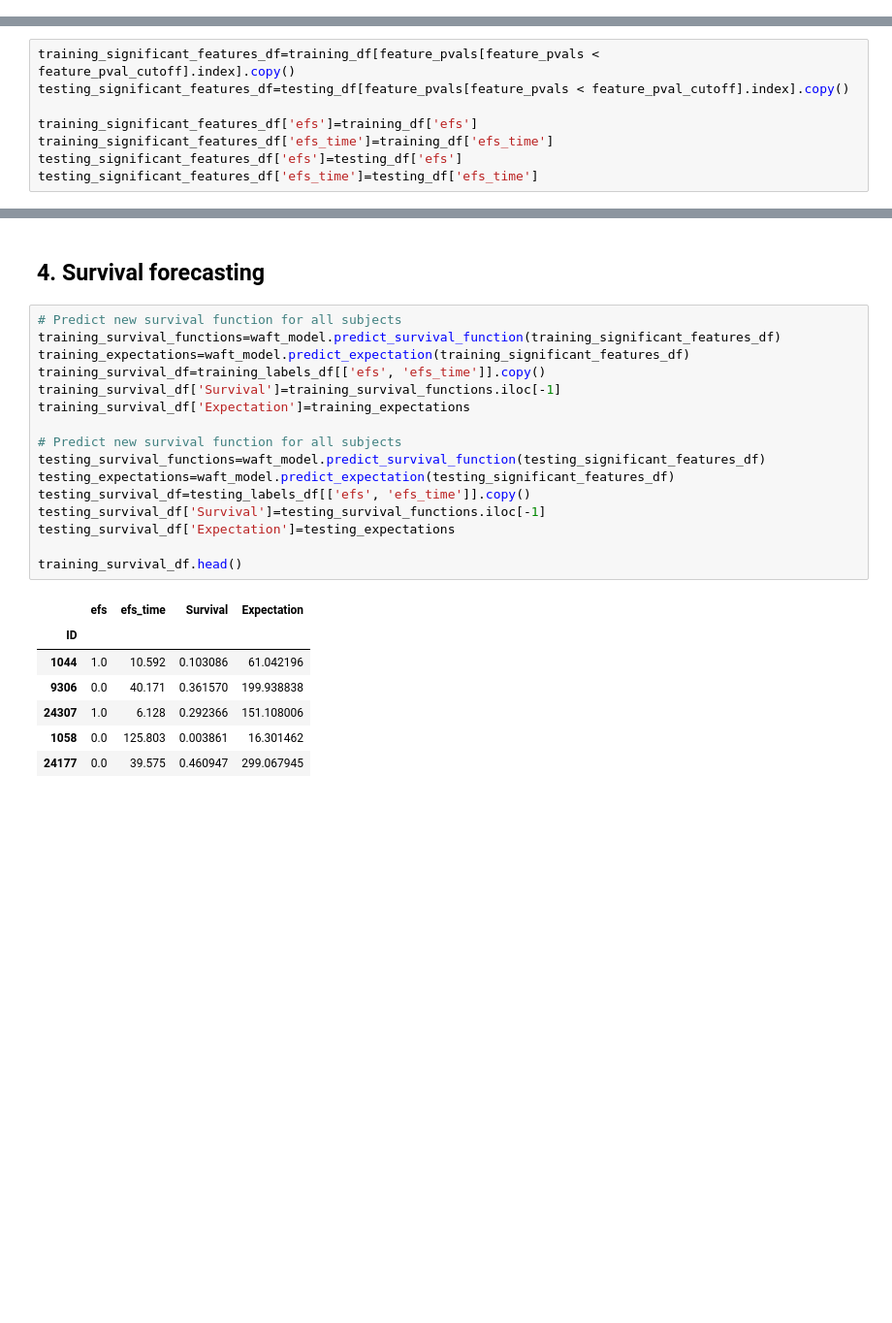
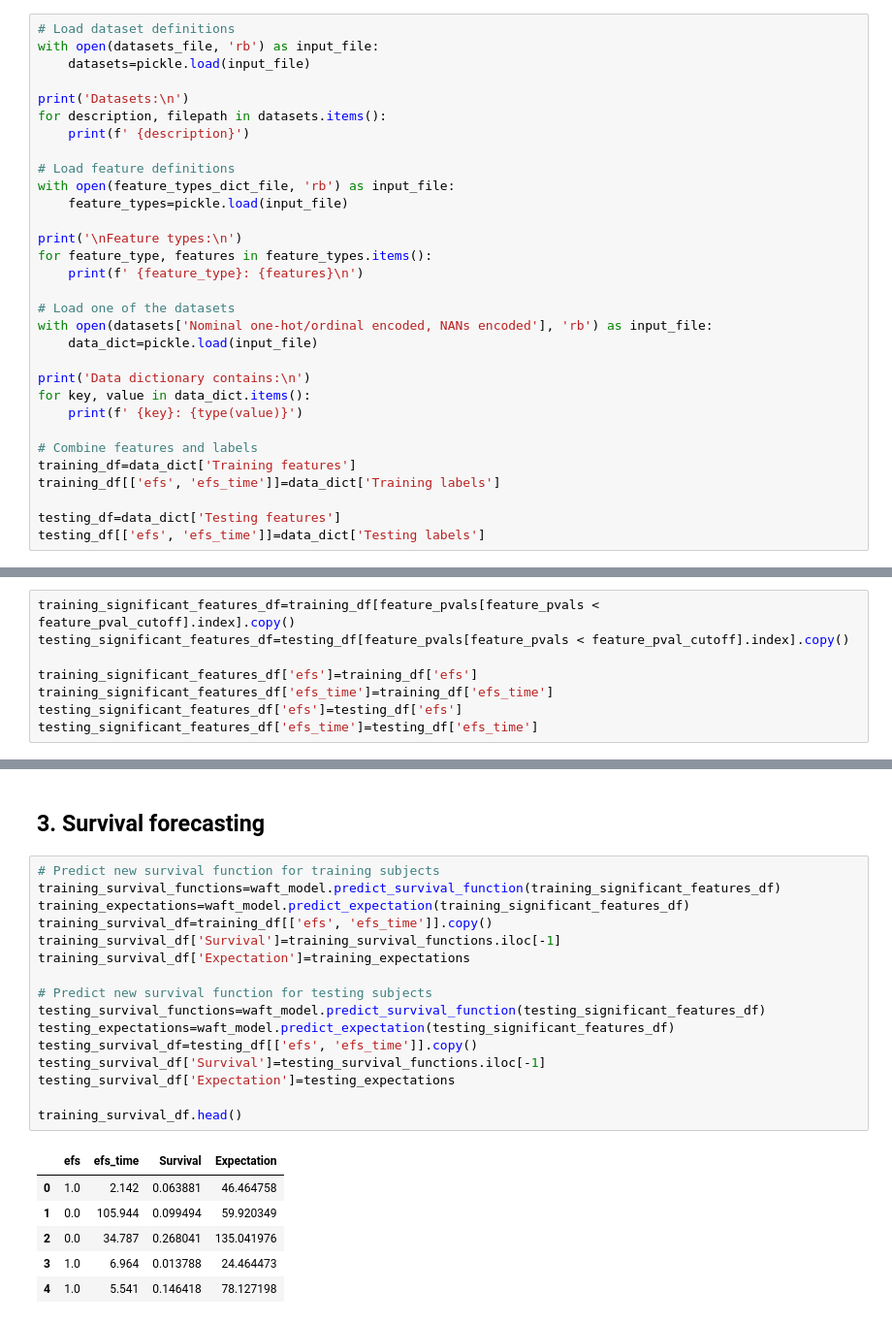
Before and after one commit to gperdrizet/HSCT_survival, a Jupyter notebook: notebooks/02.2-feature_engineering_weibullAFT.ipynb, the cells around one changed output, grey strips where cells are left out. Shown at 97% size. Drawn from its saved outputs; the diff is of its cells as text; blank space fills up the shorter version.

Commit message:
Adapted to new data structure.

```diff
--- a/notebooks/02.2-feature_engineering_weibullAFT.ipynb
+++ b/notebooks/02.2-feature_engineering_weibullAFT.ipynb
@@ -118,0 +31,31 @@ testing_df.drop('race_group', axis=1, inplace=True)
+# %%
+# Load dataset definitions
+with open(datasets_file, 'rb') as input_file:
+    datasets=pickle.load(input_file)
+
+print('Datasets:\n')
+for description, filepath in datasets.items():
+    print(f' {description}')
+
+# Load feature definitions
+with open(feature_types_dict_file, 'rb') as input_file:
+    feature_types=pickle.load(input_file)
+
+print('\nFeature types:\n')
+for feature_type, features in feature_types.items():
+    print(f' {feature_type}: {features}\n')
+
+# Load one of the datasets
+with open(datasets['Nominal one-hot/ordinal encoded, NANs encoded'], 'rb') as input_file:
+    data_dict=pickle.load(input_file)
+
+print('Data dictionary contains:\n')
+for key, value in data_dict.items():
+    print(f' {key}: {type(value)}')
+
+# Combine features and labels
+training_df=data_dict['Training features']
+training_df[['efs', 'efs_time']]=data_dict['Training labels']
+
+testing_df=data_dict['Testing features']
+testing_df[['efs', 'efs_time']]=data_dict['Testing labels']
@@ -232,27 +193,26 @@ plt.show()
 # %% [markdown]
-## 4. Survival forecasting
+## 3. Survival forecasting
 # %%
-# Predict new survival function for all subjects
+# Predict new survival function for training subjects
 training_survival_functions=waft_model.predict_survival_function(training_significant_features_df)
 training_expectations=waft_model.predict_expectation(training_significant_features_df)
-training_survival_df=training_labels_df[['efs', 'efs_time']].copy()
+training_survival_df=training_df[['efs', 'efs_time']].copy()
 training_survival_df['Survival']=training_survival_functions.iloc[-1]
 training_survival_df['Expectation']=training_expectations
 
-# Predict new survival function for all subjects
+# Predict new survival function for testing subjects
 testing_survival_functions=waft_model.predict_survival_function(testing_significant_features_df)
 testing_expectations=waft_model.predict_expectation(testing_significant_features_df)
-testing_survival_df=testing_labels_df[['efs', 'efs_time']].copy()
+testing_survival_df=testing_df[['efs', 'efs_time']].copy()
 testing_survival_df['Survival']=testing_survival_functions.iloc[-1]
 testing_survival_df['Expectation']=testing_expectations
 
 training_survival_df.head()
 # %% [output]
 |  | efs | efs_time | Survival | Expectation |
-| ID |  |  |  |  |
-| 1044 | 1.0 | 10.592 | 0.103086 | 61.042196 |
-| 9306 | 0.0 | 40.171 | 0.361570 | 199.938838 |
-| 24307 | 1.0 | 6.128 | 0.292366 | 151.108006 |
-| 1058 | 0.0 | 125.803 | 0.003861 | 16.301462 |
-| 24177 | 0.0 | 39.575 | 0.460947 | 299.067945 |
+| 0 | 1.0 | 2.142 | 0.063881 | 46.464758 |
+| 1 | 0.0 | 105.944 | 0.099494 | 59.920349 |
+| 2 | 0.0 | 34.787 | 0.268041 | 135.041976 |
+| 3 | 1.0 | 6.964 | 0.013788 | 24.464473 |
+| 4 | 1.0 | 5.541 | 0.146418 | 78.127198 |
 # %% [markdown]
```
Also changed, not shown: parts of 36 cells of this notebook.
